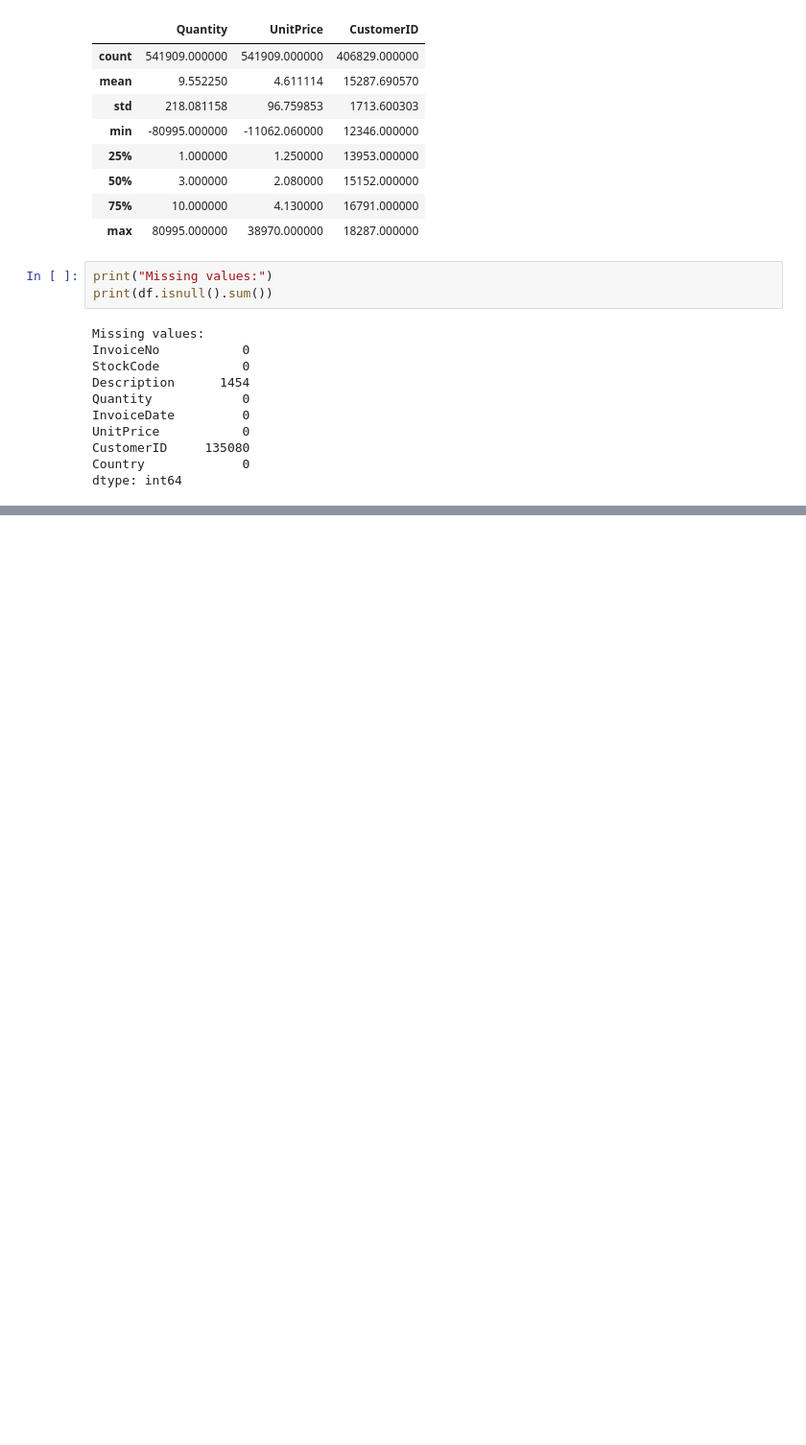
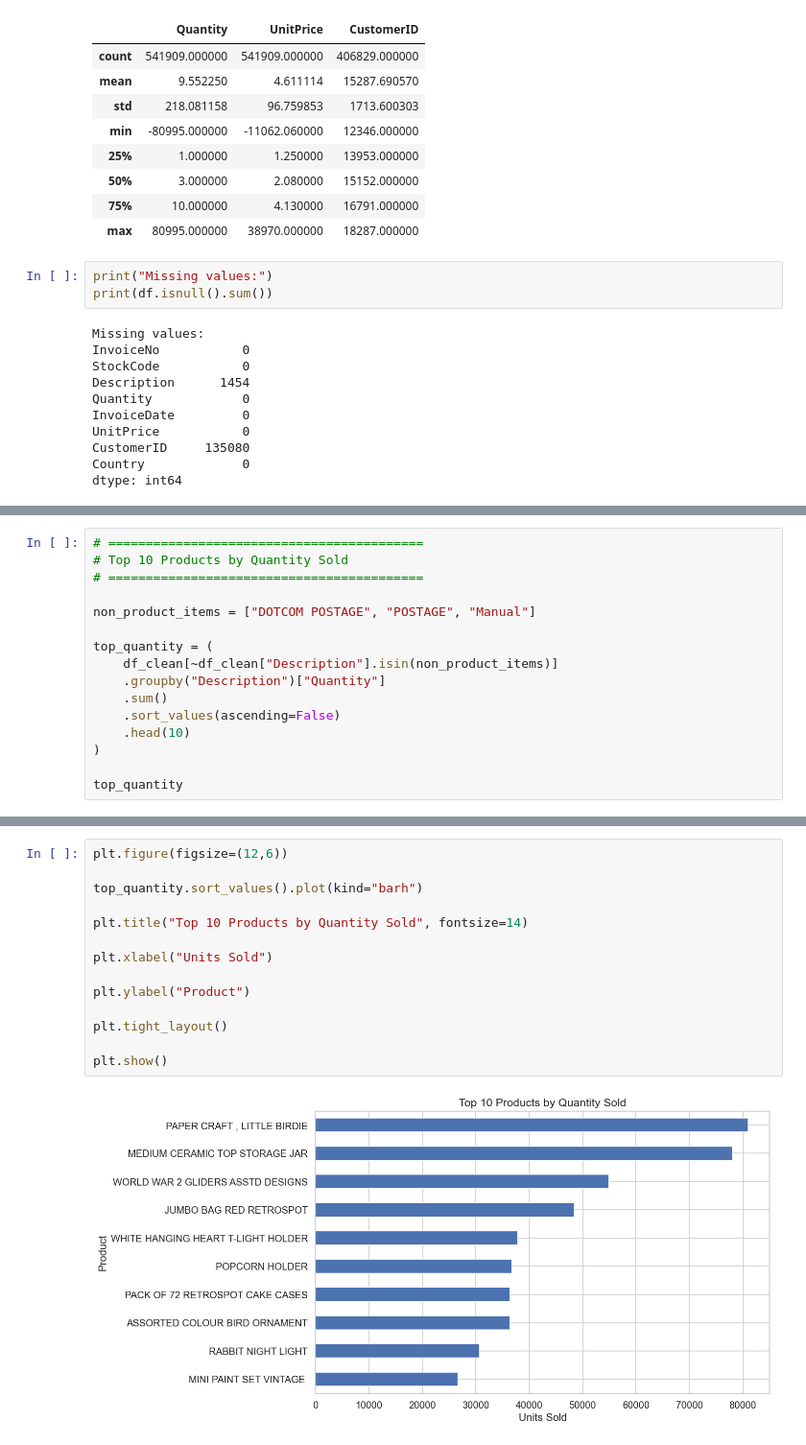
Before and after one commit to Ahmedwaheed01/global-ecommerce-data-analysis, a Jupyter notebook: Notebook/Online_Retail_Analysis.ipynb, the cells around one changed output, grey strips where cells are left out. Shown at 96% size. Cells and saved outputs as stored; diff of their text form; blank space fills up the shorter version.

```diff
--- a/Notebook/Online_Retail_Analysis.ipynb
+++ b/Notebook/Online_Retail_Analysis.ipynb
@@ -264,0 +473,16 @@ Saved: online_retail_cleaned.csv  (524,878 rows)
+# %%
+# ==========================================
+# Top 10 Products by Quantity Sold
+# ==========================================
+
+non_product_items = ["DOTCOM POSTAGE", "POSTAGE", "Manual"]
+
+top_quantity = (
+    df_clean[~df_clean["Description"].isin(non_product_items)]
+    .groupby("Description")["Quantity"]
+    .sum()
+    .sort_values(ascending=False)
+    .head(10)
+)
+
+top_quantity
@@ -264,0 +502,16 @@ Saved: online_retail_cleaned.csv  (524,878 rows)
+# %%
+plt.figure(figsize=(12,6))
+
+top_quantity.sort_values().plot(kind="barh")
+
+plt.title("Top 10 Products by Quantity Sold", fontsize=14)
+
+plt.xlabel("Units Sold")
+
+plt.ylabel("Product")
+
+plt.tight_layout()
+
+plt.show()
+# %% [output]
+[figure, added]
```
Also changed, not shown: parts of 75 cells of this notebook, 6 other files.
